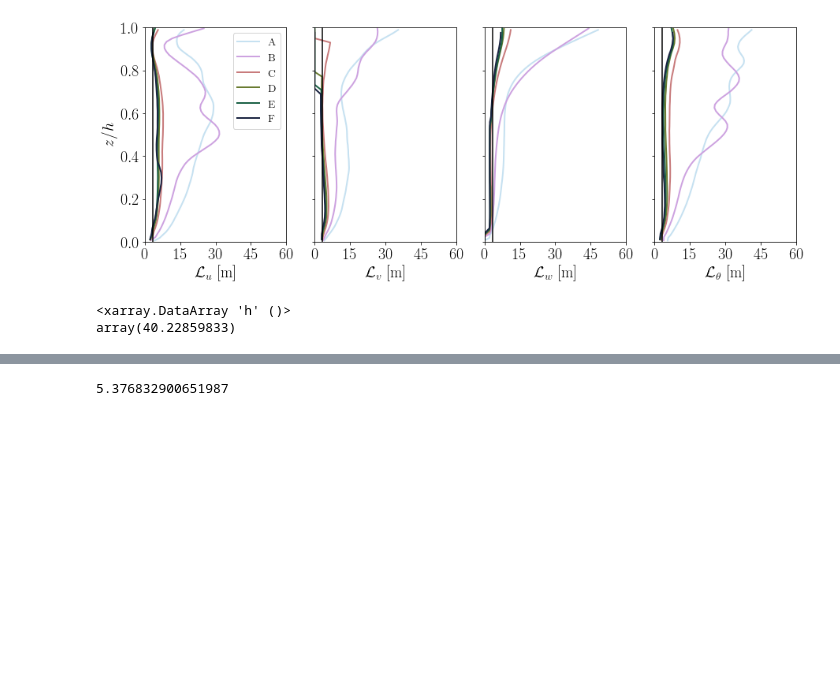
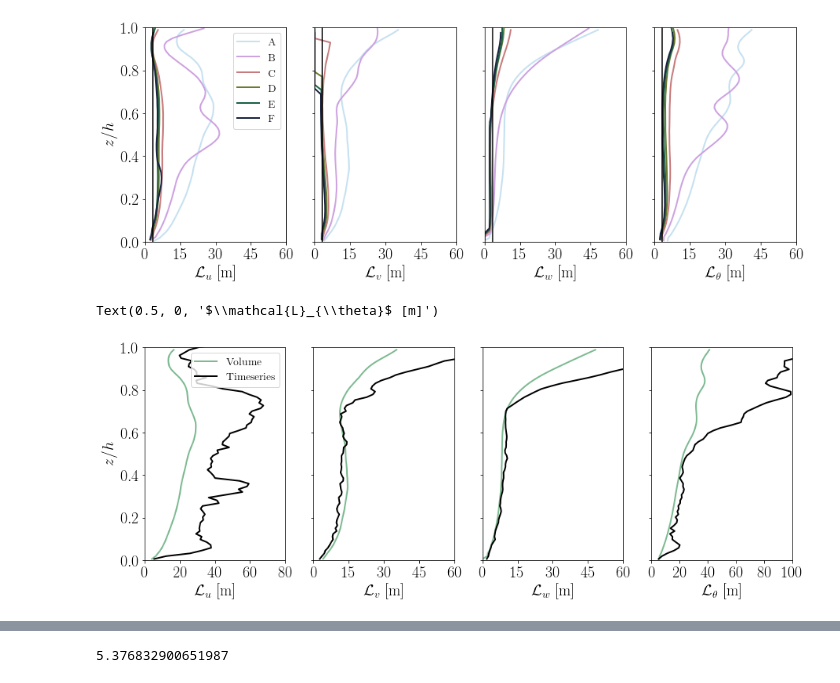
Before and after one commit to bgreene777/SBL_LES, a Jupyter notebook: ipynb/plot_RFMnc.ipynb, the cells around one changed output, grey strips where cells are left out. Cells and saved outputs as stored; diff of their text form; code cells hidden in the pictures; blank space fills up the shorter version.

Commit message:
create conceptual model figures for reviewers

```diff
--- a/ipynb/plot_RFMnc.ipynb
+++ b/ipynb/plot_RFMnc.ipynb
@@ -116,9 +116,44 @@ for iax in ax1:
     iax.axvline(sall[0].delta, color="k")
 # %% [output]
 [figure]
-# %%
-s = sall[-1]
-s.h / 2
-# %% [output]
-<xarray.DataArray 'h' ()>
-array(40.22859833)
+# %%
+# plot lengthscales from timeseries for comparison
+# load ts file
+Lts = xr.load_dataset(dnc_all[0]+"L_ts.nc")
+# four panel: u, v, w, theta
+fig1b, ax1b = plt.subplots(nrows=1, ncols=4, sharey=True, figsize=(14.8, 5))
+# u
+ax1b[0].plot(Lall[0].u_rot, Lall[0].z/sall[0].h, ls="-",
+             lw=2, c=colors[0], label="Volume")
+ax1b[0].plot(Lts.u, Lts.z/sall[0].h, ls="-", lw=2, c="k", label="Timeseries")
+# v
+ax1b[1].plot(Lall[0].v_rot, Lall[0].z/sall[0].h, ls="-", lw=2, c=colors[0])
+ax1b[1].plot(Lts.v, Lts.z/sall[0].h, ls="-", lw=2, c="k")
+# w
+ax1b[2].plot(Lall[0].w, Lall[0].z/sall[0].h, ls="-", lw=2, c=colors[0])
+ax1b[2].plot(Lts.w, Lts.z/sall[0].h, ls="-", lw=2, c="k")
+# theta
+ax1b[3].plot(Lall[0].theta, Lall[0].z/sall[0].h, ls="-", lw=2, c=colors[0])
+ax1b[3].plot(Lts.theta, Lts.z/sall[0].h, ls="-", lw=2, c="k")
+# labels
+ax1b[0].legend(fontsize=14)
+ax1b[0].set_ylim([0, 1])
+ax1b[0].set_ylabel("$z/h$")
+ax1b[0].set_xlim([0, 80])
+ax1b[0].xaxis.set_major_locator(MultipleLocator(20))
+ax1b[0].set_xlabel("$\\mathcal{L}_u$ [m]")
+
+ax1b[1].set_xlim([0, 60])
+ax1b[1].xaxis.set_major_locator(MultipleLocator(15))
+ax1b[1].set_xlabel("$\\mathcal{L}_v$ [m]")
+
+ax1b[2].set_xlim([0, 60])
+ax1b[2].xaxis.set_major_locator(MultipleLocator(15))
+ax1b[2].set_xlabel("$\\mathcal{L}_w$ [m]")
+
+ax1b[3].set_xlim([0, 100])
+ax1b[3].xaxis.set_major_locator(MultipleLocator(20))
+ax1b[3].set_xlabel("$\\mathcal{L}_{\\theta}$ [m]")
+# %% [output]
+Text(0.5, 0, '$\\mathcal{L}_{\\theta}$ [m]')
+[figure, added]
```
Also changed, not shown: parts of 12 cells of this notebook.
